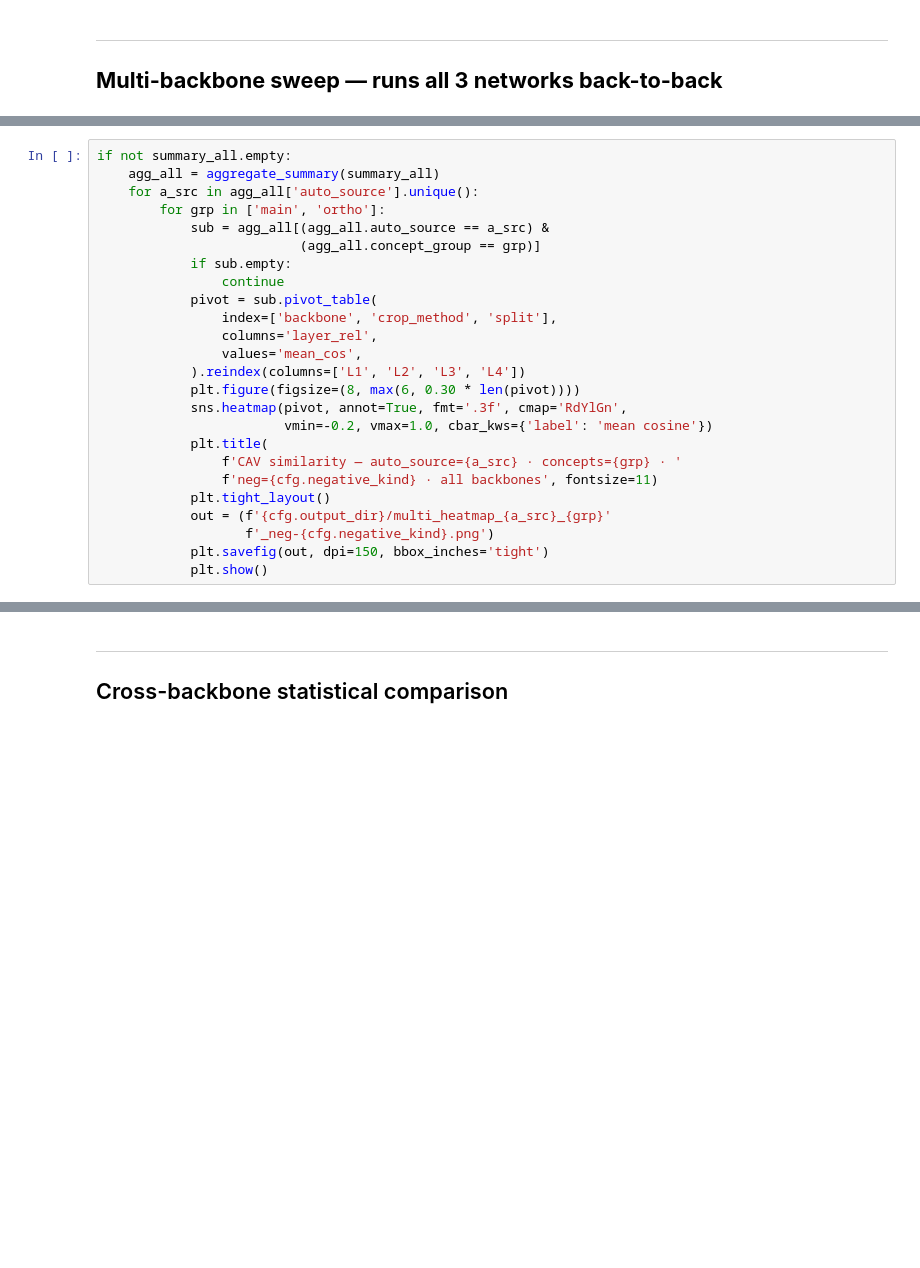
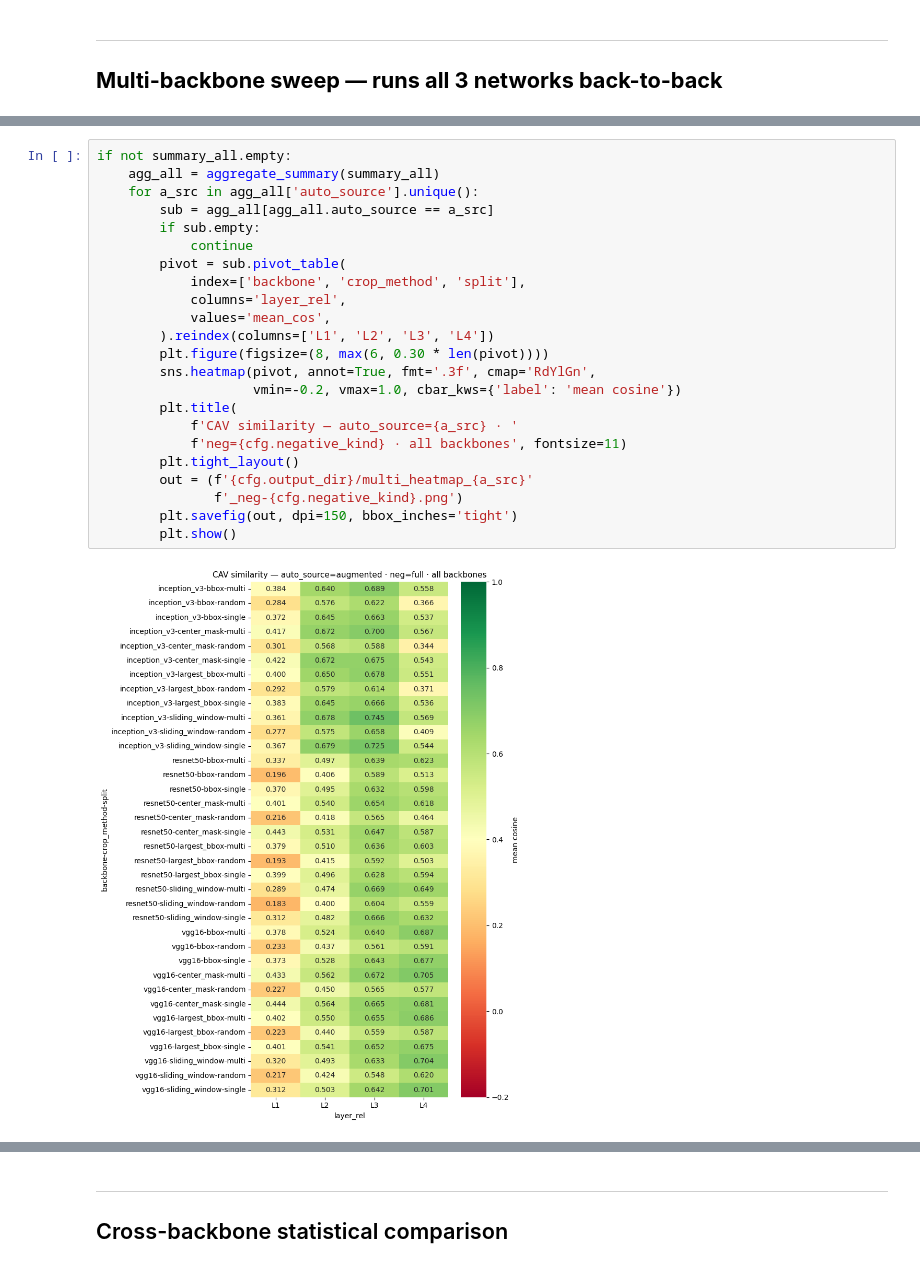
Before and after one commit to AlessandroCogollo/Concept-dataset-extraction-for-Concept-Activation-Vectors, a Jupyter notebook: experiments/experiment-2-1-cavs-similarity-deliverable.ipynb, the cells around one changed output, grey strips where cells are left out. Cells and saved outputs as stored; diff of their text form; blank space fills up the shorter version.

```diff
--- a/experiments/experiment-2-1-cavs-similarity-deliverable.ipynb
+++ b/experiments/experiment-2-1-cavs-similarity-deliverable.ipynb
@@ -917,25 +1043,25 @@ else:
 # %%
 if not summary_all.empty:
     agg_all = aggregate_summary(summary_all)
     for a_src in agg_all['auto_source'].unique():
-        for grp in ['main', 'ortho']:
-            sub = agg_all[(agg_all.auto_source == a_src) &
-                          (agg_all.concept_group == grp)]
-            if sub.empty:
-                continue
-            pivot = sub.pivot_table(
-                index=['backbone', 'crop_method', 'split'],
-                columns='layer_rel',
-                values='mean_cos',
-            ).reindex(columns=['L1', 'L2', 'L3', 'L4'])
-            plt.figure(figsize=(8, max(6, 0.30 * len(pivot))))
-            sns.heatmap(pivot, annot=True, fmt='.3f', cmap='RdYlGn',
-                        vmin=-0.2, vmax=1.0, cbar_kws={'label': 'mean cosine'})
-            plt.title(
-                f'CAV similarity — auto_source={a_src} · concepts={grp} · '
-                f'neg={cfg.negative_kind} · all backbones', fontsize=11)
-            plt.tight_layout()
-            out = (f'{cfg.output_dir}/multi_heatmap_{a_src}_{grp}'
-                   f'_neg-{cfg.negative_kind}.png')
-            plt.savefig(out, dpi=150, bbox_inches='tight')
-            plt.show()
+        sub = agg_all[agg_all.auto_source == a_src]
+        if sub.empty:
+            continue
+        pivot = sub.pivot_table(
+            index=['backbone', 'crop_method', 'split'],
+            columns='layer_rel',
+            values='mean_cos',
+        ).reindex(columns=['L1', 'L2', 'L3', 'L4'])
+        plt.figure(figsize=(8, max(6, 0.30 * len(pivot))))
+        sns.heatmap(pivot, annot=True, fmt='.3f', cmap='RdYlGn',
+                    vmin=-0.2, vmax=1.0, cbar_kws={'label': 'mean cosine'})
+        plt.title(
+            f'CAV similarity — auto_source={a_src} · '
+            f'neg={cfg.negative_kind} · all backbones', fontsize=11)
+        plt.tight_layout()
+        out = (f'{cfg.output_dir}/multi_heatmap_{a_src}'
+               f'_neg-{cfg.negative_kind}.png')
+        plt.savefig(out, dpi=150, bbox_inches='tight')
+        plt.show()
+# %% [output]
+[figure, added]
```
Also changed, not shown: parts of 20 cells of this notebook.
